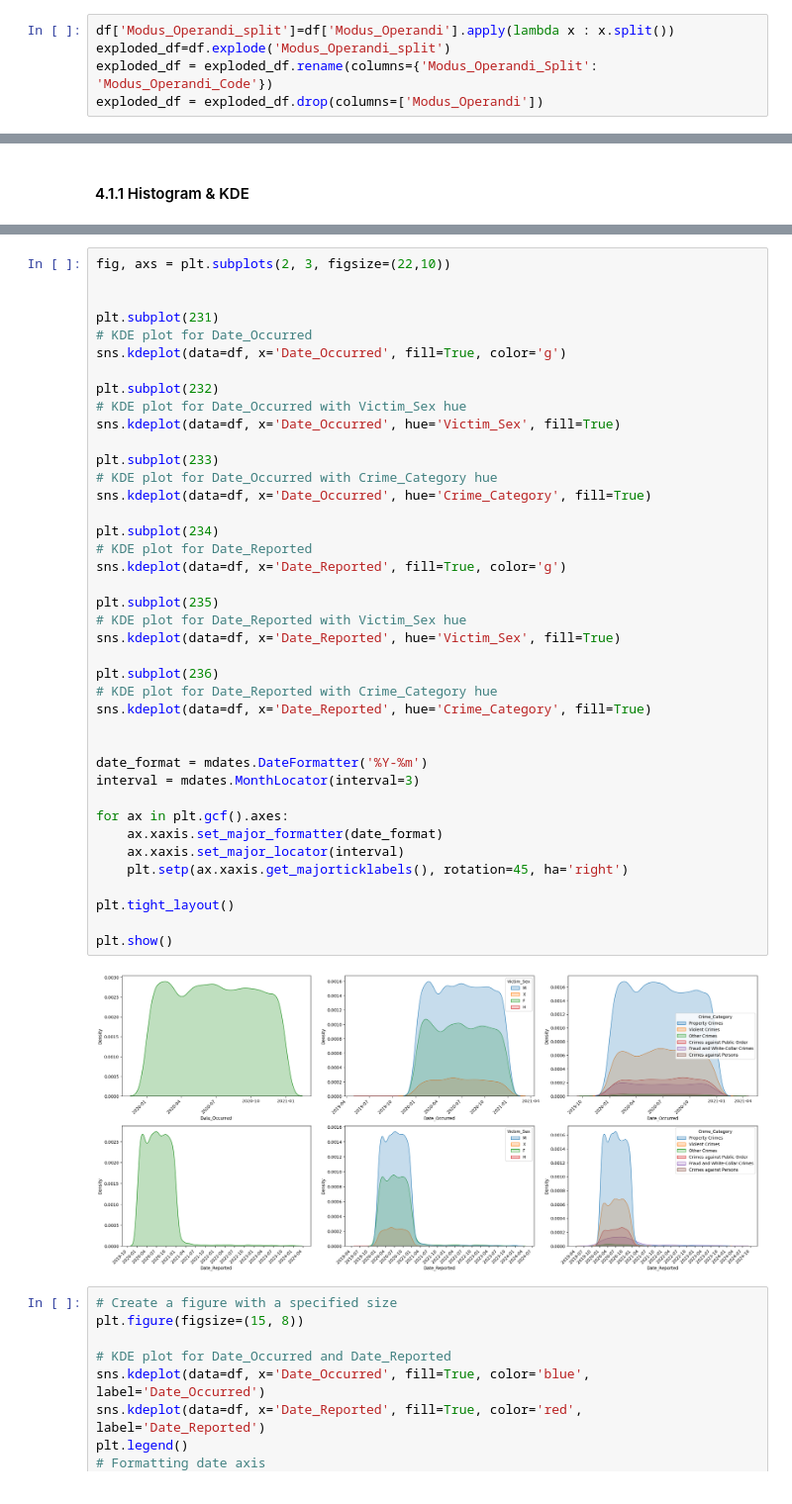
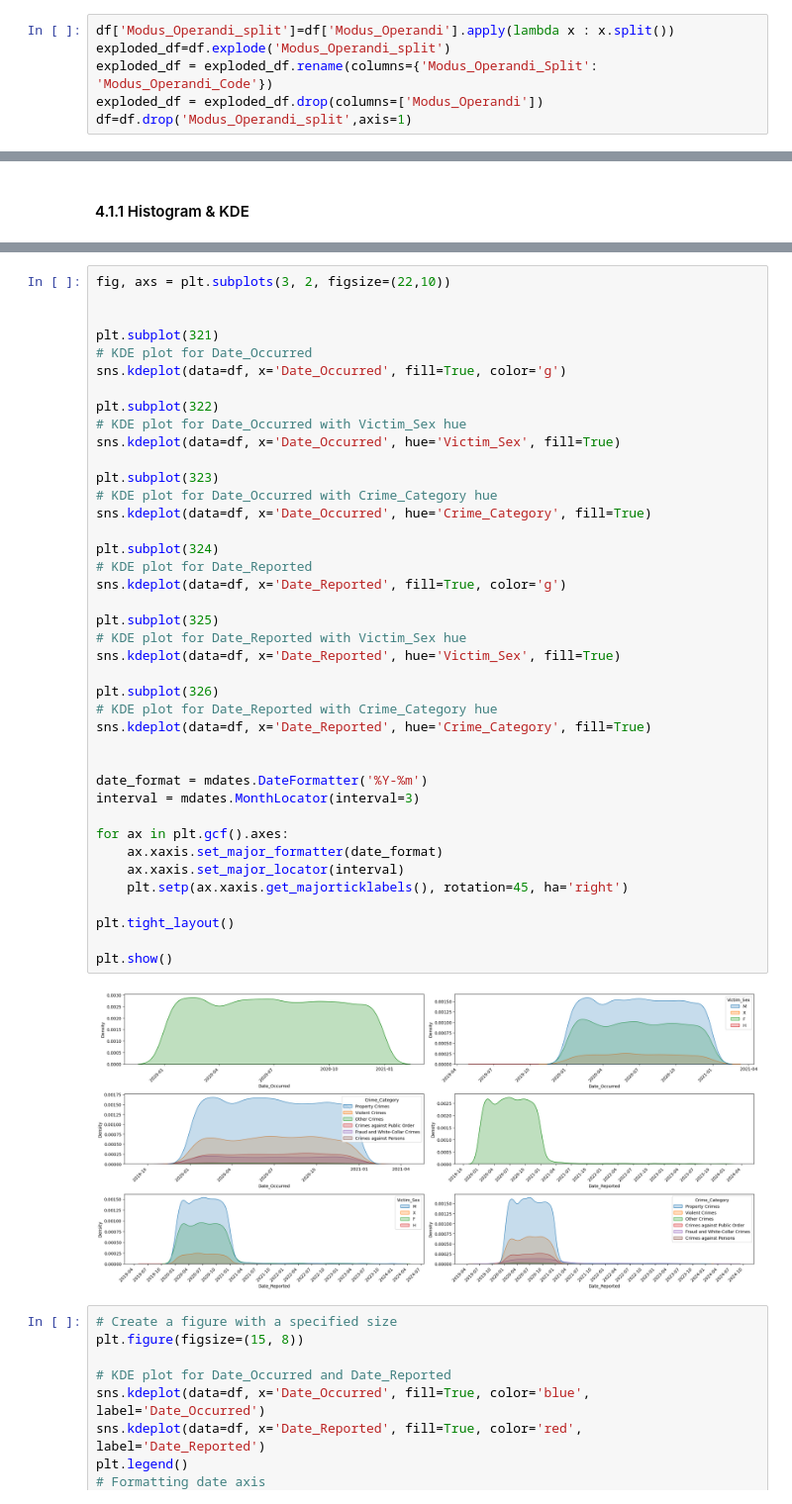
Before and after one commit to imran-nazir0011/CrimeCast-Forecasting-Crime-Categories, a Jupyter notebook: notebook/EDA.ipynb, the cells around one changed output, grey strips where cells are left out. Shown at 99% size. Drawn from its saved outputs; the diff is of its cells as text.

```diff
--- a/notebook/EDA.ipynb
+++ b/notebook/EDA.ipynb
@@ -296,6 +296,7 @@ df['Modus_Operandi_split']=df['Modus_Operandi'].apply(lambda x : x.split())
 exploded_df=df.explode('Modus_Operandi_split')
 exploded_df = exploded_df.rename(columns={'Modus_Operandi_Split': 'Modus_Operandi_Code'})
 exploded_df = exploded_df.drop(columns=['Modus_Operandi'])
+df=df.drop('Modus_Operandi_split',axis=1)
 # %%
 exploded_df.info()
 # %% [output]
@@ -403,45 +431,45 @@ plt.show()
 # %%
-fig, axs = plt.subplots(2, 3, figsize=(22,10))
+fig, axs = plt.subplots(3, 2, figsize=(22,10))
 
 
-plt.subplot(231)
+plt.subplot(321)
 # KDE plot for Date_Occurred
 sns.kdeplot(data=df, x='Date_Occurred', fill=True, color='g')
 
-plt.subplot(232)
+plt.subplot(322)
 # KDE plot for Date_Occurred with Victim_Sex hue
 sns.kdeplot(data=df, x='Date_Occurred', hue='Victim_Sex', fill=True)
 
-plt.subplot(233)
+plt.subplot(323)
 # KDE plot for Date_Occurred with Crime_Category hue
 sns.kdeplot(data=df, x='Date_Occurred', hue='Crime_Category', fill=True)
 
-plt.subplot(234)
+plt.subplot(324)
 # KDE plot for Date_Reported
 sns.kdeplot(data=df, x='Date_Reported', fill=True, color='g')
 
-plt.subplot(235)
+plt.subplot(325)
 # KDE plot for Date_Reported with Victim_Sex hue
 sns.kdeplot(data=df, x='Date_Reported', hue='Victim_Sex', fill=True)
 
-plt.subplot(236)
+plt.subplot(326)
 # KDE plot for Date_Reported with Crime_Category hue
 sns.kdeplot(data=df, x='Date_Reported', hue='Crime_Category', fill=True)
 
 
 date_format = mdates.DateFormatter('%Y-%m')
 interval = mdates.MonthLocator(interval=3)
 
 for ax in plt.gcf().axes:
     ax.xaxis.set_major_formatter(date_format)
     ax.xaxis.set_major_locator(interval)
     plt.setp(ax.xaxis.get_majorticklabels(), rotation=45, ha='right')
 
 plt.tight_layout()
 
 plt.show()
 # %% [output]
-[figure, old version]
+[figure, new version]
 # %%
 # Create a figure with a specified size
 plt.figure(figsize=(15, 8))
```
Also changed, not shown: parts of 16 cells of this notebook.
